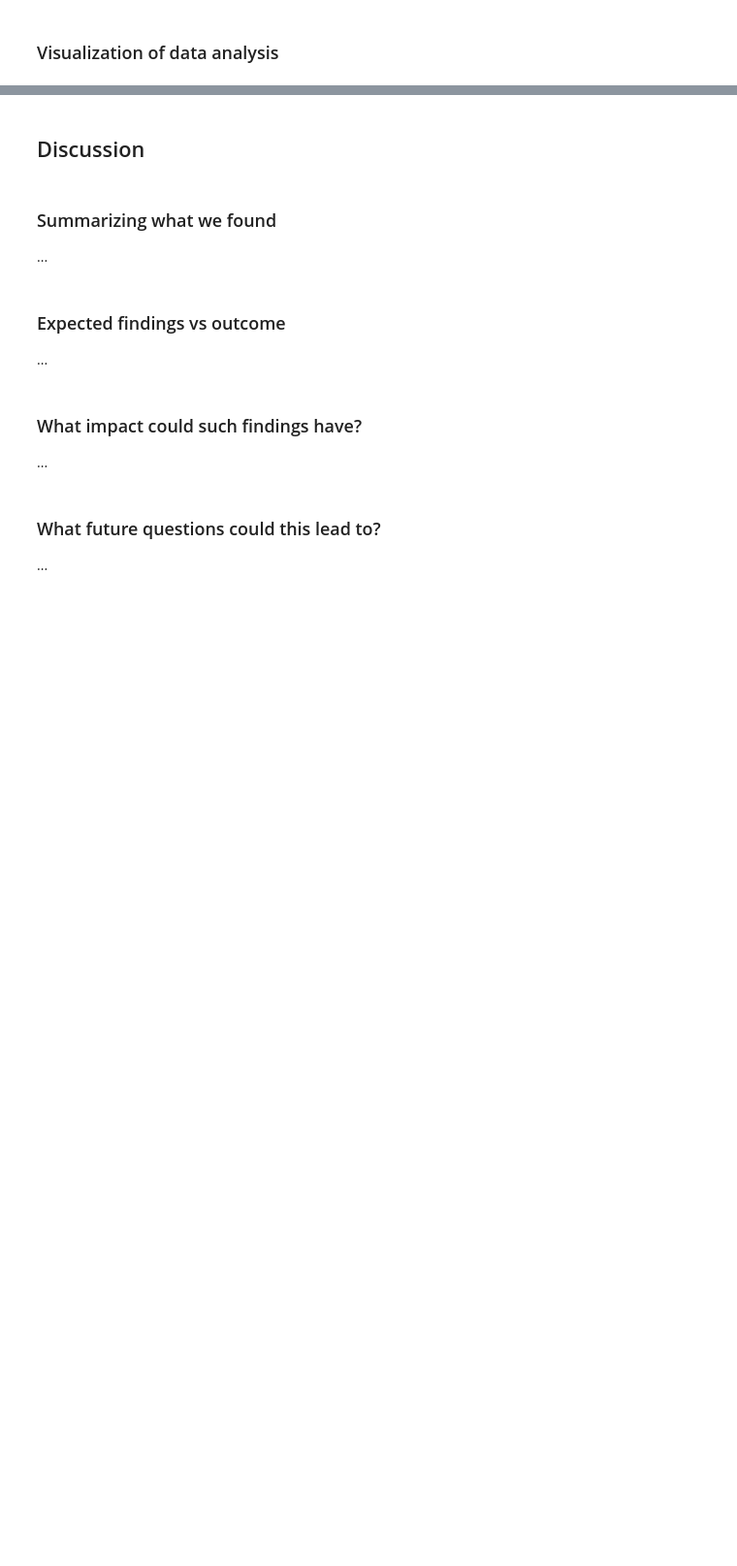
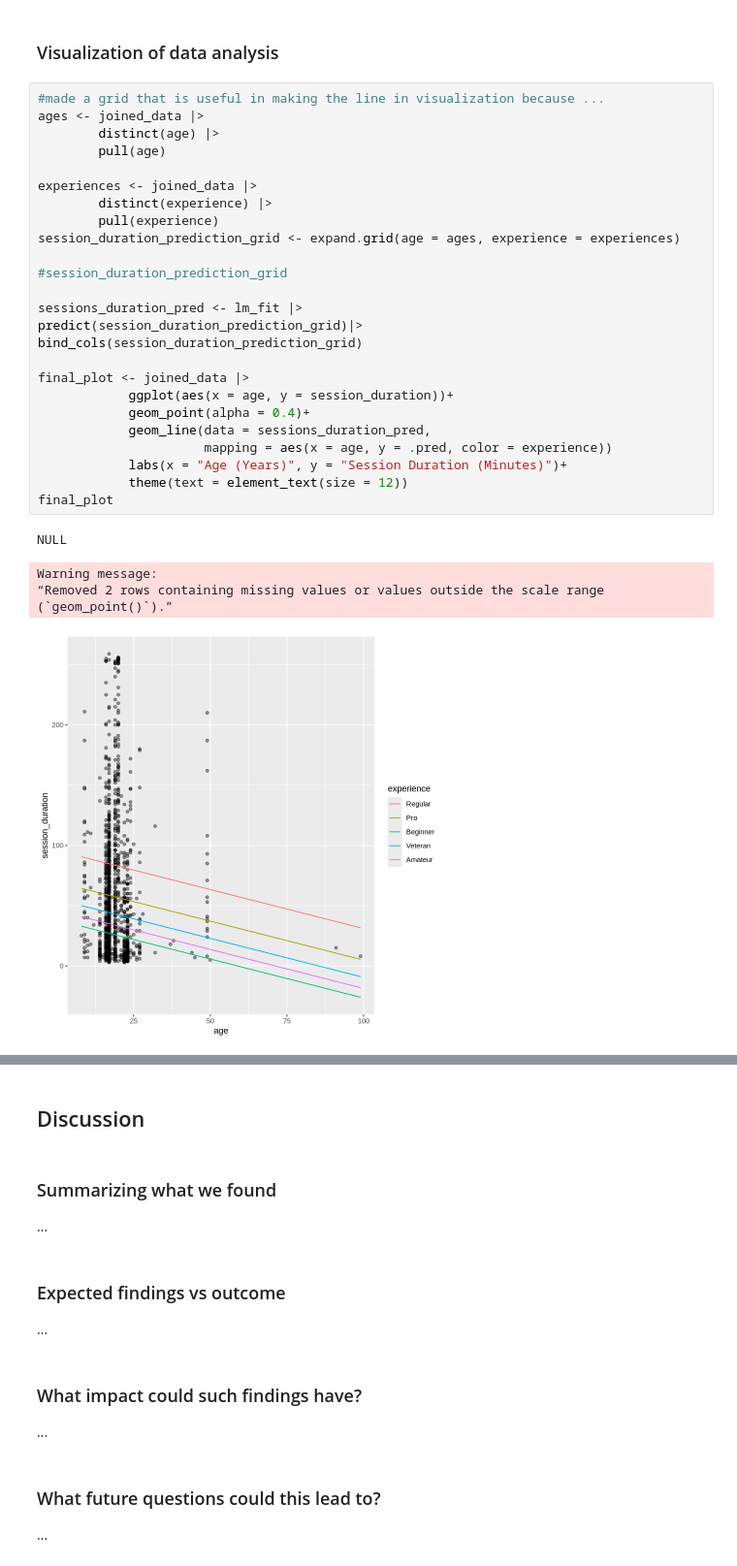
Before and after one commit to realchh/DSCI100-Group-009-22, a Jupyter notebook: Project Final Report.ipynb, the cells around one changed output, grey strips where cells are left out. Shown at 97% size. Cells and saved outputs as stored; diff of their text form; blank space fills up the shorter version.

Commit message:
Rough Regression Visualization
This is a rough visualization, still need to make the axis titles better, probably need to cut the outliers out?

```diff
--- a/Project Final Report.ipynb
+++ b/Project Final Report.ipynb
@@ -294,2 +294,33 @@ A tibble: 3 × 3
 # %% [markdown]
 ### Visualization of data analysis
+# %%
+#made a grid that is useful in making the line in visualization because ...
+ages <- joined_data |>
+        distinct(age) |>
+        pull(age)
+
+experiences <- joined_data |>
+        distinct(experience) |>
+        pull(experience)
+session_duration_prediction_grid <- expand.grid(age = ages, experience = experiences)
+
+#session_duration_prediction_grid
+
+sessions_duration_pred <- lm_fit |>
+predict(session_duration_prediction_grid)|>
+bind_cols(session_duration_prediction_grid)
+
+final_plot <- joined_data |>
+            ggplot(aes(x = age, y = session_duration))+
+            geom_point(alpha = 0.4)+
+            geom_line(data = sessions_duration_pred,
+                      mapping = aes(x = age, y = .pred, color = experience))
+            labs(x = "Age (Years)", y = "Session Duration (Minutes)")+
+            theme(text = element_text(size = 12))
+final_plot
+# %% [output]
+NULL
+Warning message:
+“Removed 2 rows containing missing values or values outside the scale range
+(`geom_point()`).”
+[figure, added]
```
Also changed, not shown: parts of 2 cells of this notebook.
